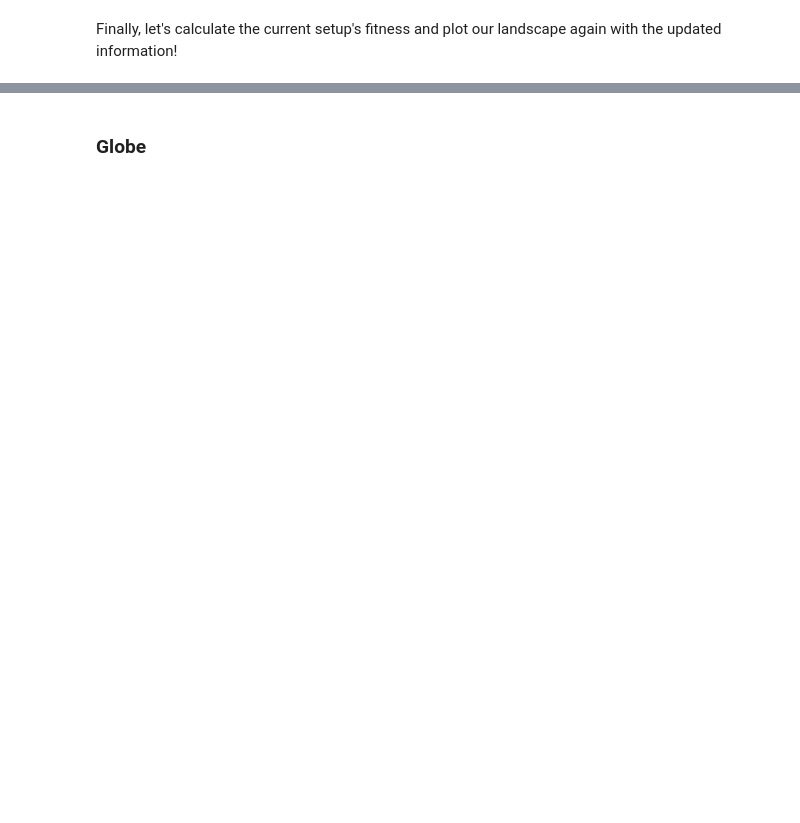
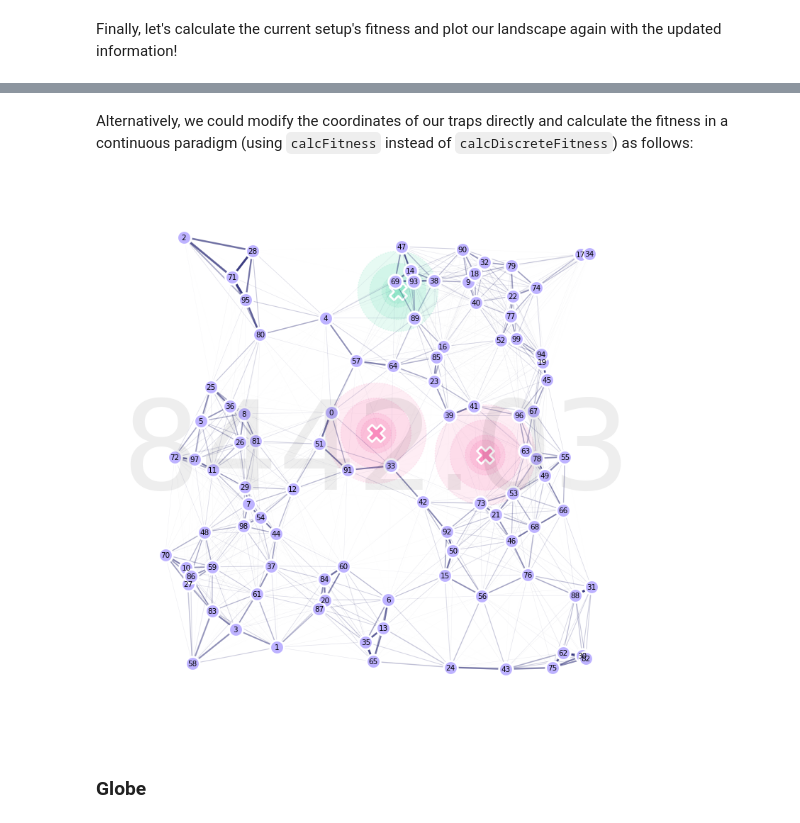
Before and after one commit to Chipdelmal/MGSurvE_Webinar2023, a Jupyter notebook: demos/analysis/visualization.ipynb, the cells around one changed output, grey strips where cells are left out. Cells and saved outputs as stored; diff of their text form; code cells hidden in the pictures; blank space fills up the shorter version.

```diff
--- a/demos/analysis/visualization.ipynb
+++ b/demos/analysis/visualization.ipynb
@@ -153,3 +141,28 @@ for (ix, xy) in enumerate(lnd.pointCoords):
+# %% [markdown]
+Alternatively, we could modify the coordinates of our traps directly and calculate the fitness in a continuous paradigm (using `calcFitness` instead of `calcDiscreteFitness`) as follows:
+# %%
+trpCoords = [[0, 10], [50, 0], [10, 75]]
+lnd.updateTrapsCoords(trpCoords)
+# Calculate the new fitness ---------------------------------------------------
+fitness = srv.calcFitness(
+    lnd.trapsCoords, lnd,
+    optimFunction=srv.getDaysTillTrapped,
+    optimFunctionArgs={'inner': np.sum, 'outer': np.sum}
+)[0]
+# Plot the new location for the traps -----------------------------------------
+(fig, ax) = plt.subplots(1, 1, figsize=(10, 10), sharey=False)
+lnd.plotSites(fig, ax, size=200)
+lnd.plotMaskedMigrationNetwork(fig, ax, alphaMin=.6, lineWidth=25)
+lnd.plotTraps(fig, ax, transparencyHex='55', size=300, zorders=(-20,-30))
+srv.plotClean(fig, ax, bbox=((-125, 125), (-125, 125)))
+srv.plotFitness(fig, ax, fitness)
+for (ix, xy) in enumerate(lnd.pointCoords):
+    ax.text(
+        xy[0], xy[1], int(ix),
+        fontsize=7.5, zorder=10, ha='center', va='center_baseline'
+    )
+# %% [output]
+[figure, added]
 # %% [markdown]
 ### Globe
 # %% [markdown]
```
Also changed, not shown: parts of 8 cells of this notebook, 1 other file.
